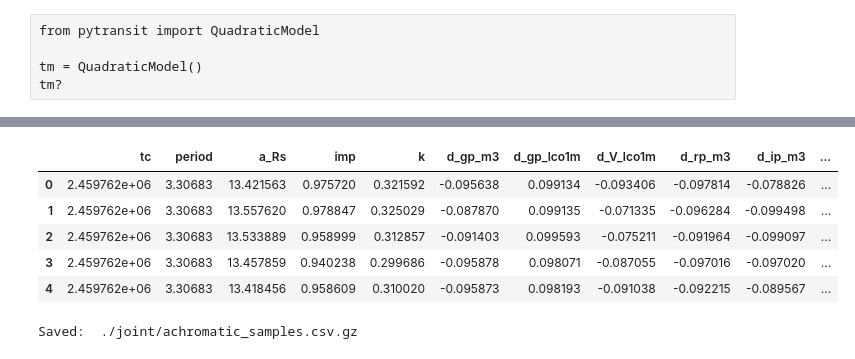
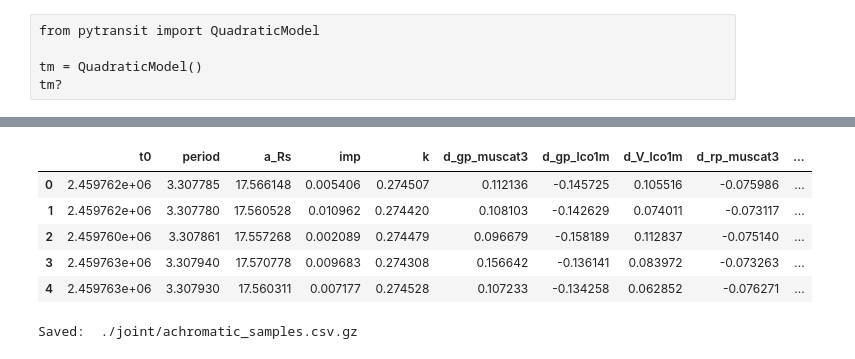
Before and after one commit to jpdeleon/toi5671, a Jupyter notebook: notebooks/joint_transit_fit.ipynb, the cells around one changed output, grey strips where cells are left out. Drawn from its saved outputs; the diff is of its cells as text; code cells hidden in the pictures.

Commit message:
add muscat2 data

```diff
--- a/notebooks/joint_transit_fit.ipynb
+++ b/notebooks/joint_transit_fit.ipynb
@@ -243,12 +228,12 @@ fig = tf.plot_chain()
 # %%
-df = tf.get_mcmc_samples(discard=4000)
+df = tf.get_mcmc_samples(discard=500)
 df.head()
 # %% [output]
-|  | tc | period | a_Rs | imp | k | d_gp_m3 | d_gp_lco1m | d_V_lco1m | d_rp_m3 | d_ip_m3 | ... |
-| 0 | 2.459762e+06 | 3.30683 | 13.421563 | 0.975720 | 0.321592 | -0.095638 | 0.099134 | -0.093406 | -0.097814 | -0.078826 | ... |
-| 1 | 2.459762e+06 | 3.30683 | 13.557620 | 0.978847 | 0.325029 | -0.087870 | 0.099135 | -0.071335 | -0.096284 | -0.099498 | ... |
-| 2 | 2.459762e+06 | 3.30683 | 13.533889 | 0.958999 | 0.312857 | -0.091403 | 0.099593 | -0.075211 | -0.091964 | -0.099097 | ... |
-| 3 | 2.459762e+06 | 3.30683 | 13.457859 | 0.940238 | 0.299686 | -0.095878 | 0.098071 | -0.087055 | -0.097016 | -0.097020 | ... |
-| 4 | 2.459762e+06 | 3.30683 | 13.418456 | 0.958609 | 0.310020 | -0.095873 | 0.098193 | -0.091038 | -0.092215 | -0.089567 | ... |
+|  | t0 | period | a_Rs | imp | k | d_gp_muscat3 | d_gp_lco1m | d_V_lco1m | d_rp_muscat3 | ... |
+| 0 | 2.459762e+06 | 3.307785 | 17.566148 | 0.005406 | 0.274507 | 0.112136 | -0.145725 | 0.105516 | -0.075986 | ... |
+| 1 | 2.459762e+06 | 3.307780 | 17.560528 | 0.010962 | 0.274420 | 0.108103 | -0.142629 | 0.074011 | -0.073117 | ... |
+| 2 | 2.459760e+06 | 3.307861 | 17.557268 | 0.002089 | 0.274479 | 0.096679 | -0.158189 | 0.112837 | -0.075140 | ... |
+| 3 | 2.459763e+06 | 3.307940 | 17.570778 | 0.009683 | 0.274308 | 0.156642 | -0.136141 | 0.083972 | -0.073263 | ... |
+| 4 | 2.459763e+06 | 3.307930 | 17.560311 | 0.007177 | 0.274528 | 0.107233 | -0.134258 | 0.062852 | -0.076271 | ... |
 # %%
 outdir = './joint'
```
Also changed, not shown: parts of 24 cells of this notebook, 16 other files.
